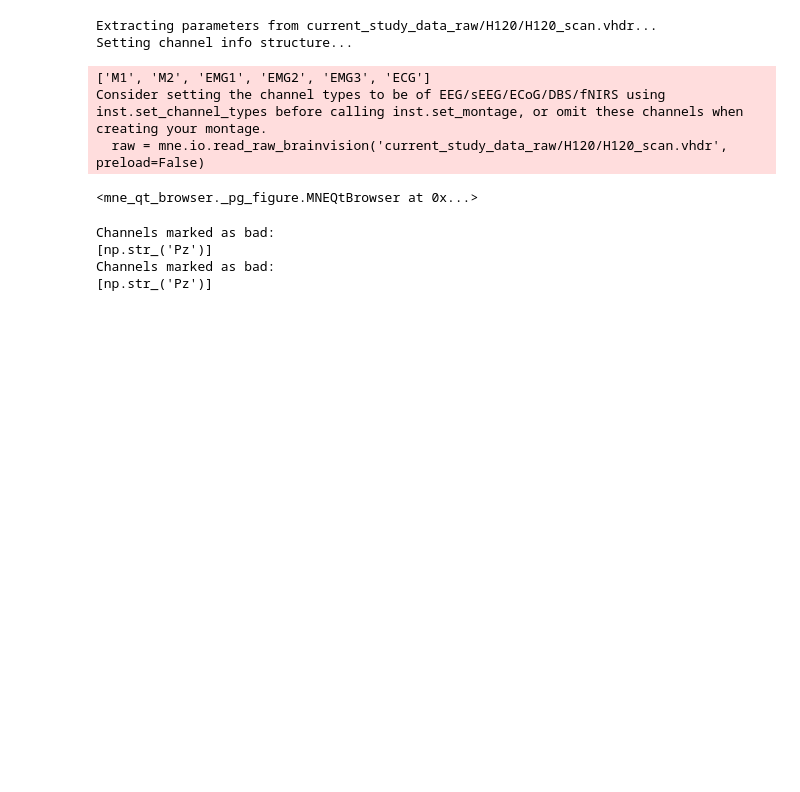
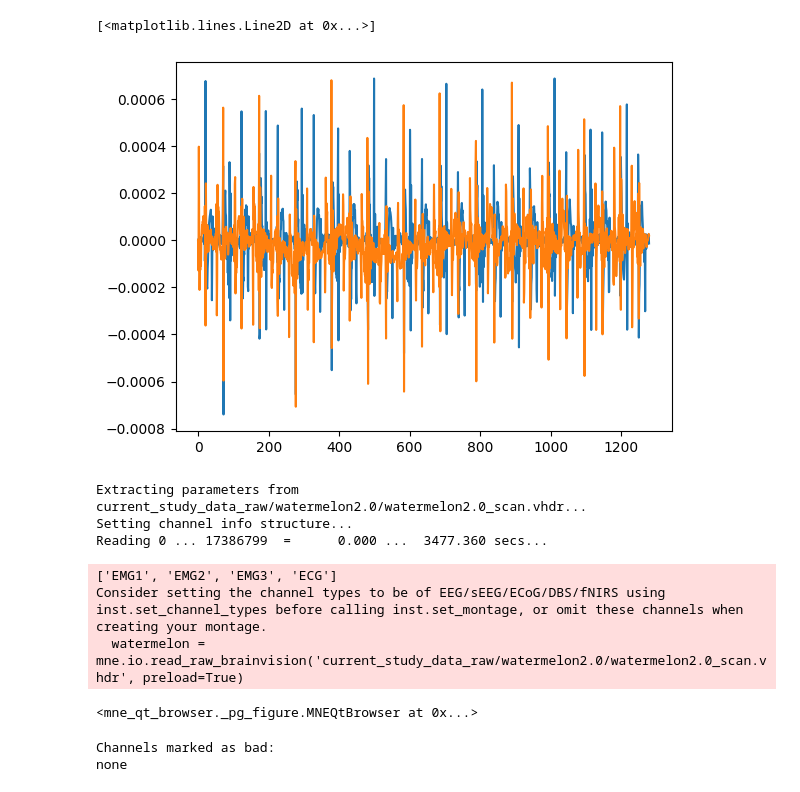
Before and after one commit to NickGreen99/EEG-ECG-Denoising-from-MRI-Interference, a Jupyter notebook: reconstruct.ipynb, the cells around one changed output. Cells and saved outputs as stored; diff of their text form; code cells hidden in the pictures; blank space fills up the shorter version.

```diff
--- a/reconstruct.ipynb
+++ b/reconstruct.ipynb
@@ -50,25 +58,31 @@ Extra   keys: []
+# %%
+watermelon = np.load('data_segmented_one_subject_20_TR/watermelon.npy')
+human = np.load('data_segmented_one_subject_20_TR/91/contaminated.npy')
+plt.plot(watermelon[0,0,0:2000] , label='watermelon')
+plt.plot(human[0,0,0:2000])
+# %% [output]
+[<matplotlib.lines.Line2D at 0x...>]
+[figure, added]
 # %%
-raw = mne.io.read_raw_brainvision('current_study_data_raw/H120/H120_scan.vhdr', preload=False)
+watermelon = mne.io.read_raw_brainvision('current_study_data_raw/watermelon2.0/watermelon2.0_scan.vhdr', preload=True)
 
-#chs = [
-#    'Fp1','Fp2','F3','F4','C3','C4','P3','P4','O1','O2',
-#   'F7','F8','T7','T8','P7','P8','FPz','Fz','Cz','Pz',
-#    'POz','Oz','FT9','FT10',"TP9'","TP10'",
-#    ]
-#raw.pick(chs)
-#raw.crop(tmin=654.76, tmax=1612.33)
-#raw.crop(tmin=654.76, tmax=660.0)
-raw.set_annotations(None)
-raw.plot()
-#raw.resample(512.)
+chs = [
+   'Fp1','Fp2','F3','F4','C3','C4','P3','P4','O1','O2',
+  'F7','F8','T7','T8','P7','P8','FPz','Fz','Cz','Pz',
+   'POz','Oz','FT9','FT10',"TP9'","TP10'",
+   ]
+watermelon.pick(chs)
+watermelon.crop(tmin=1855.415, tmax=2813.099)
+watermelon.set_annotations(None)
+watermelon.resample(512.)
+watermelon.plot()
 # %% [output]
-Extracting parameters from current_study_data_raw/H120/H120_scan.vhdr...
+Extracting parameters from current_study_data_raw/watermelon2.0/watermelon2.0_scan.vhdr...
 Setting channel info structure...
+Reading 0 ... 17386799  =      0.000 ...  3477.360 secs...
-['M1', 'M2', 'EMG1', 'EMG2', 'EMG3', 'ECG']
+['EMG1', 'EMG2', 'EMG3', 'ECG']
 Consider setting the channel types to be of EEG/sEEG/ECoG/DBS/fNIRS using inst.set_channel_types before calling inst.set_montage, or omit these channels when creating your montage.
-  raw = mne.io.read_raw_brainvision('current_study_data_raw/H120/H120_scan.vhdr', preload=False)
+  watermelon = mne.io.read_raw_brainvision('current_study_data_raw/watermelon2.0/watermelon2.0_scan.vhdr', preload=True)
 <mne_qt_browser._pg_figure.MNEQtBrowser at 0x...>
 Channels marked as bad:
-[np.str_('Pz')]
-Channels marked as bad:
-[np.str_('Pz')]
+none
```
Also changed, not shown: parts of 24 cells of this notebook, 11 other files.
